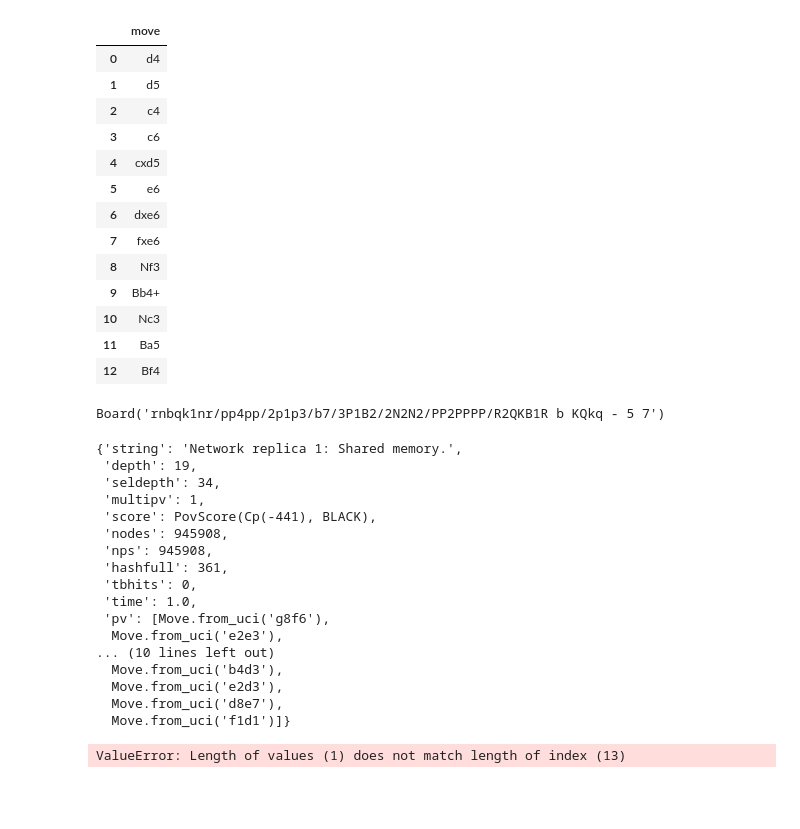
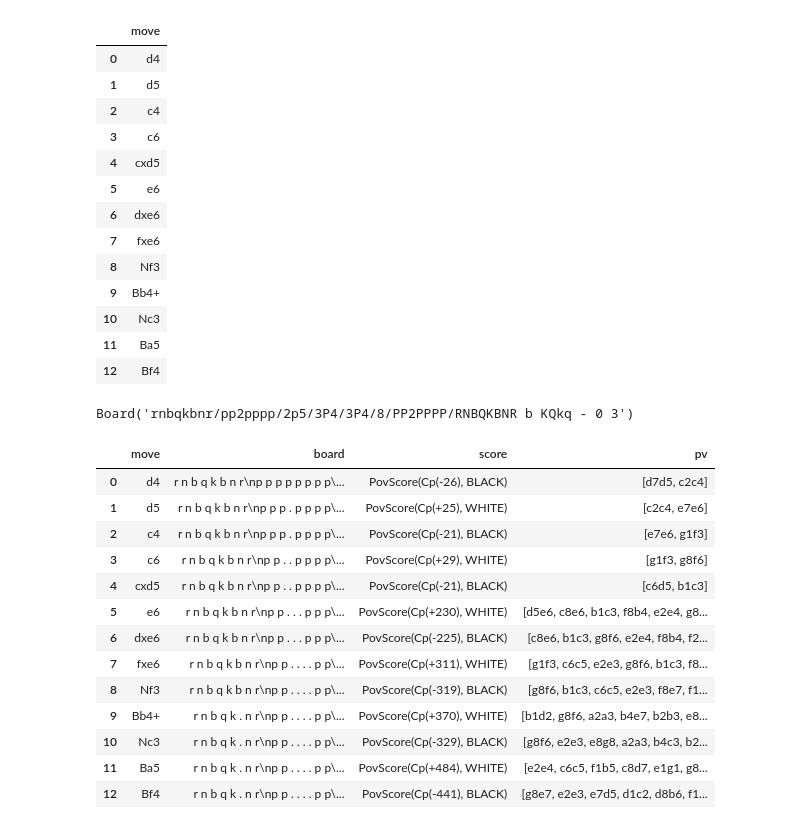
Before and after one commit to h427ur/chyas, a Jupyter notebook: chyas.ipynb, the cells around one changed output. Saved outputs shown, nothing was run; the diff lists cells and outputs as text; code cells hidden in the pictures; blank space fills up the shorter version.

```diff
--- a/chyas.ipynb
+++ b/chyas.ipynb
@@ -52,40 +51,32 @@ anal_df
 | 11 | Ba5 |
 | 12 | Bf4 |
 # %%
-for move in game.mainline_moves():
+for i, move in enumerate(game.mainline_moves()):
     board.push(move)
-    lst_boards.append(board.copy())
-    anal_df["board"] = board.copy()
-#board 열에 복사본을 할당해주는데, 행을 지정 안해줘서 열 전체가 갱신되는 모양이다.
+    anal_df.loc[i, ["board"]] = board.copy()
 # %%
-anal_df.board.iloc[2]
+anal_df.board.loc[4]
 # %% [output]
-Board('rnbqk1nr/pp4pp/2p1p3/b7/3P1B2/2N2N2/PP2PPPP/R2QKB1R b KQkq - 5 7')
+Board('rnbqkbnr/pp2pppp/2p5/3P4/3P4/8/PP2PPPP/RNBQKBNR b KQkq - 0 3')
-# %%
-anal = engine.analyse(lst_boards[12], chess.engine.Limit(time=1))
-#anal에서 필요한 거: score, pv
-anal
-# %% [output]
-{'string': 'Network replica 1: Shared memory.',
- 'depth': 19,
- 'seldepth': 34,
- 'multipv': 1,
- 'score': PovScore(Cp(-441), BLACK),
- 'nodes': 945908,
- 'nps': 945908,
- 'hashfull': 361,
- 'tbhits': 0,
- 'time': 1.0,
- 'pv': [Move.from_uci('g8f6'),
-  Move.from_uci('e2e3'),
-... (10 lines left out)
-  Move.from_uci('b4d3'),
-  Move.from_uci('e2d3'),
-  Move.from_uci('d8e7'),
-  Move.from_uci('f1d1')]}
-# %%
-anal_df["score"] = anal["score"]
-anal_df["pv"] = [anal["pv"]]
-anal_df
-# %% [output]
-ValueError: Length of values (1) does not match length of index (13)
+# %%
+#anal에서 필요한 거: score, pv
+for i in anal_df.index:
+    anal = engine.analyse(anal_df.board.loc[i], chess.engine.Limit(time=1))
+    anal_df.loc[i, ["score"]] = anal["score"]
+    anal_df.at[i, "pv"] = anal["pv"]
+anal_df
+# %% [output]
+|  | move | board | score | pv |
+| 0 | d4 | r n b q k b n r\np p p p p p p p\... | PovScore(Cp(-26), BLACK) | [d7d5, c2c4] |
+| 1 | d5 | r n b q k b n r\np p p . p p p p\... | PovScore(Cp(+25), WHITE) | [c2c4, e7e6] |
+| 2 | c4 | r n b q k b n r\np p p . p p p p\... | PovScore(Cp(-21), BLACK) | [e7e6, g1f3] |
+| 3 | c6 | r n b q k b n r\np p . . p p p p\... | PovScore(Cp(+29), WHITE) | [g1f3, g8f6] |
+| 4 | cxd5 | r n b q k b n r\np p . . p p p p\... | PovScore(Cp(-21), BLACK) | [c6d5, b1c3] |
+| 5 | e6 | r n b q k b n r\np p . . . p p p\... | PovScore(Cp(+230), WHITE) | [d5e6, c8e6, b1c3, f8b4, e2e4, g8... |
+| 6 | dxe6 | r n b q k b n r\np p . . . p p p\... | PovScore(Cp(-225), BLACK) | [c8e6, b1c3, g8f6, e2e4, f8b4, f2... |
+| 7 | fxe6 | r n b q k b n r\np p . . . . p p\... | PovScore(Cp(+311), WHITE) | [g1f3, c6c5, e2e3, g8f6, b1c3, f8... |
+| 8 | Nf3 | r n b q k b n r\np p . . . . p p\... | PovScore(Cp(-319), BLACK) | [g8f6, b1c3, c6c5, e2e3, f8e7, f1... |
+| 9 | Bb4+ | r n b q k . n r\np p . . . . p p\... | PovScore(Cp(+370), WHITE) | [b1d2, g8f6, a2a3, b4e7, b2b3, e8... |
+| 10 | Nc3 | r n b q k . n r\np p . . . . p p\... | PovScore(Cp(-329), BLACK) | [g8f6, e2e3, e8g8, a2a3, b4c3, b2... |
+| 11 | Ba5 | r n b q k . n r\np p . . . . p p\... | PovScore(Cp(+484), WHITE) | [e2e4, c6c5, f1b5, c8d7, e1g1, g8... |
+| 12 | Bf4 | r n b q k . n r\np p . . . . p p\... | PovScore(Cp(-441), BLACK) | [g8e7, e2e3, e7d5, d1c2, d8b6, f1... |
```
Also changed, not shown: parts of 1 cell of this notebook.
